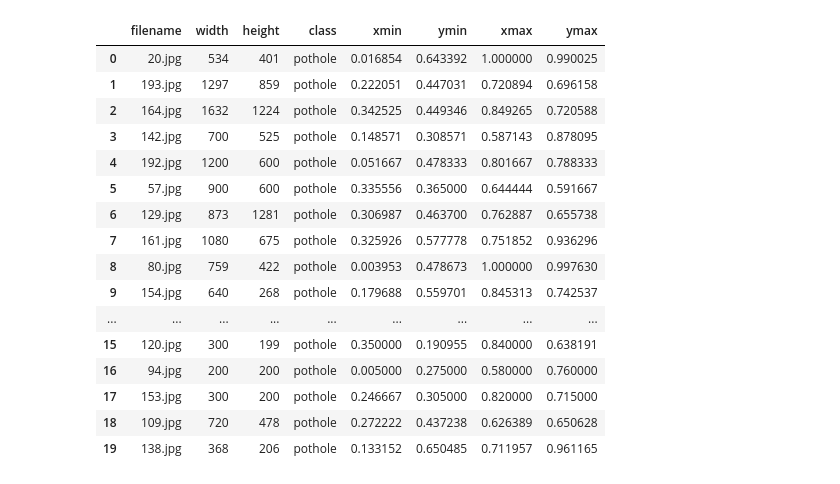
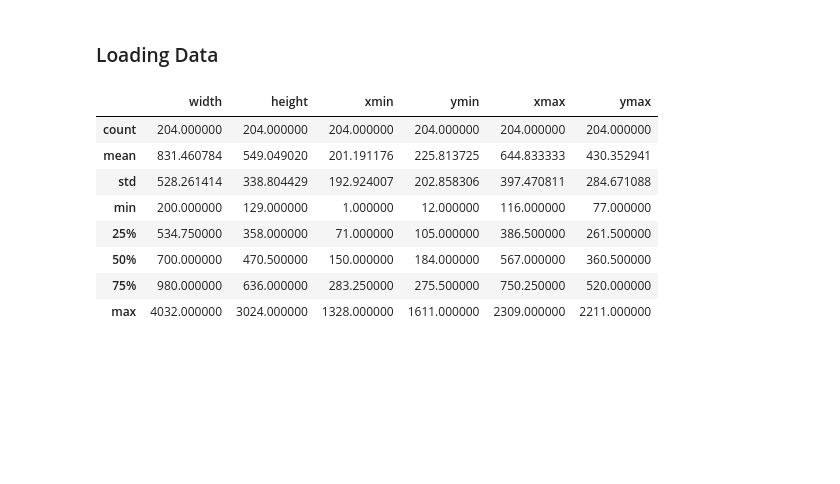
Before and after one commit to jlaframboise/Robo-Traverse, a Jupyter notebook: Notebooks/SinglePotholeLocalization.ipynb, the cells around one changed output. Saved outputs shown, nothing was run; the diff lists cells and outputs as text; code cells hidden in the pictures; blank space fills up the shorter version.

```diff
--- a/Notebooks/SinglePotholeLocalization.ipynb
+++ b/Notebooks/SinglePotholeLocalization.ipynb
@@ -50,54 +15,7 @@ train_df.head(20)
-# %%
-# scale each image to 128 by 128 for simplicity
-
-newSize = (128,128)
-
-train_df.xmin = train_df.xmin.astype(float)
-train_df.xmax = train_df.xmax.astype(float)
-train_df.ymin = train_df.ymin.astype(float)
-train_df.ymax = train_df.ymax.astype(float)
-
-
-train_df = train_df.reset_index()
-train_df = train_df.drop(columns='index')
-
-for index, row in train_df.iterrows():
-
-    origSize = (row['width'],row['height'])
-    if (origSize[0]==0 or origSize[1]==0):
-
-        train_df = train_df.drop(index=index)
-
-    else:
-
-
-        xRatio, yRatio = float(1)/float(origSize[0]),float(1)/float(origSize[1])
-
-        train_df.at[index, 'xmin'] = float(row.xmin)*float(xRatio)
-        train_df.at[index, 'xmax'] = float(row.xmax)*float(xRatio)
-
-        train_df.at[index, 'ymin'] = float(row.ymin)*float(yRatio)
-        train_df.at[index, 'ymax'] = float(row.ymax)*float(yRatio)
-
-
-train_df = train_df.reset_index()
-train_df = train_df.drop(columns='index')
-train_df.head(20)
-# %% [output]
-|  | filename | width | height | class | xmin | ymin | xmax | ymax |
-| 0 | 20.jpg | 534 | 401 | pothole | 0.016854 | 0.643392 | 1.000000 | 0.990025 |
-| 1 | 193.jpg | 1297 | 859 | pothole | 0.222051 | 0.447031 | 0.720894 | 0.696158 |
-| 2 | 164.jpg | 1632 | 1224 | pothole | 0.342525 | 0.449346 | 0.849265 | 0.720588 |
-| 3 | 142.jpg | 700 | 525 | pothole | 0.148571 | 0.308571 | 0.587143 | 0.878095 |
-| 4 | 192.jpg | 1200 | 600 | pothole | 0.051667 | 0.478333 | 0.801667 | 0.788333 |
-| 5 | 57.jpg | 900 | 600 | pothole | 0.335556 | 0.365000 | 0.644444 | 0.591667 |
-| 6 | 129.jpg | 873 | 1281 | pothole | 0.306987 | 0.463700 | 0.762887 | 0.655738 |
-| 7 | 161.jpg | 1080 | 675 | pothole | 0.325926 | 0.577778 | 0.751852 | 0.936296 |
-| 8 | 80.jpg | 759 | 422 | pothole | 0.003953 | 0.478673 | 1.000000 | 0.997630 |
-| 9 | 154.jpg | 640 | 268 | pothole | 0.179688 | 0.559701 | 0.845313 | 0.742537 |
-| ... | ... | ... | ... | ... | ... | ... | ... | ... |
-| 15 | 120.jpg | 300 | 199 | pothole | 0.350000 | 0.190955 | 0.840000 | 0.638191 |
-| 16 | 94.jpg | 200 | 200 | pothole | 0.005000 | 0.275000 | 0.580000 | 0.760000 |
-| 17 | 153.jpg | 300 | 200 | pothole | 0.246667 | 0.305000 | 0.820000 | 0.715000 |
-| 18 | 109.jpg | 720 | 478 | pothole | 0.272222 | 0.437238 | 0.626389 | 0.650628 |
-| 19 | 138.jpg | 368 | 206 | pothole | 0.133152 | 0.650485 | 0.711957 | 0.961165 |
+# %% [markdown]
+### Loading Data
+# %%
+absFolder=os.getcwd()
+parentFolder = os.path.dirname(absFolder)
+dataFolder = os.path.join(parentFolder, 'Data')
+allImagesFolder = os.path.join(dataFolder, 'all')
@@ -103,0 +55,12 @@ train_df.head(20)
+# %%
+labelDf.describe()
+# %% [output]
+|  | width | height | xmin | ymin | xmax | ymax |
+| count | 204.000000 | 204.000000 | 204.000000 | 204.000000 | 204.000000 | 204.000000 |
+| mean | 831.460784 | 549.049020 | 201.191176 | 225.813725 | 644.833333 | 430.352941 |
+| std | 528.261414 | 338.804429 | 192.924007 | 202.858306 | 397.470811 | 284.671088 |
+| min | 200.000000 | 129.000000 | 1.000000 | 12.000000 | 116.000000 | 77.000000 |
+| 25% | 534.750000 | 358.000000 | 71.000000 | 105.000000 | 386.500000 | 261.500000 |
+| 50% | 700.000000 | 470.500000 | 150.000000 | 184.000000 | 567.000000 | 360.500000 |
+| 75% | 980.000000 | 636.000000 | 283.250000 | 275.500000 | 750.250000 | 520.000000 |
+| max | 4032.000000 | 3024.000000 | 1328.000000 | 1611.000000 | 2309.000000 | 2211.000000 |
```
Also changed, not shown: parts of 22 cells of this notebook.
